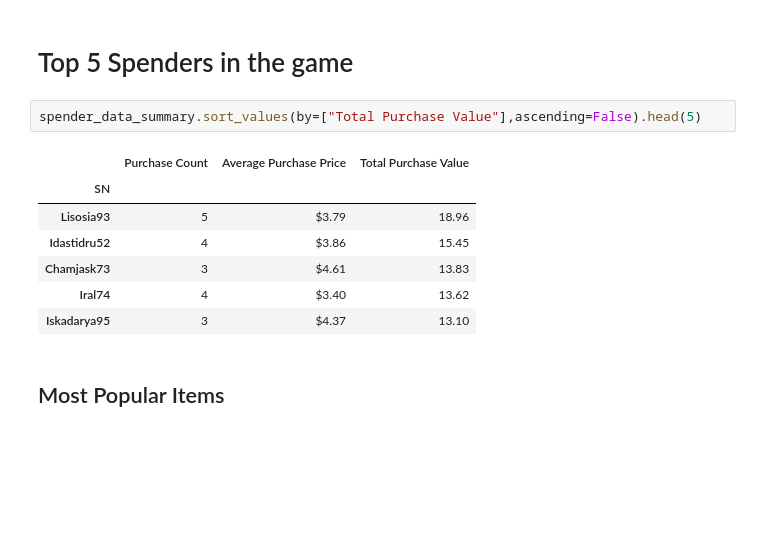
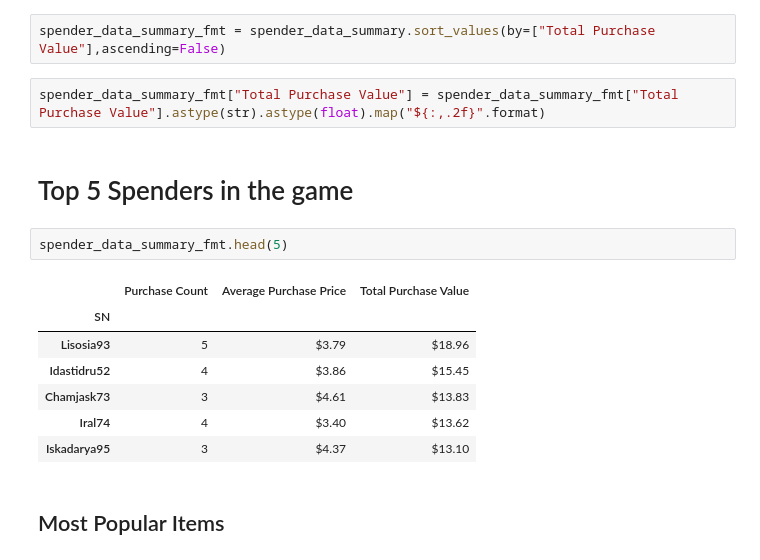
Before and after one commit to prajakta-gaikwad/pandas-juputer-gaming-analysis, a Jupyter notebook: HeroesOfPymoli_starter.ipynb, the cells around one changed output. Saved outputs shown, nothing was run; the diff lists cells and outputs as text; blank space fills up the shorter version.

```diff
--- a/HeroesOfPymoli_starter.ipynb
+++ b/HeroesOfPymoli_starter.ipynb
@@ -297,18 +252,22 @@ spender_data_summary = pd.DataFrame({"Purchase Count":purchase_count_by_spender,
 spender_data_summary["Average Purchase Price"] = spender_data_summary["Average Purchase Price"].map("${:,.2f}".format)
 spender_data_summary["Total Purchase Value"] = spender_data_summary["Total Purchase Value"].map("{:,.2f}".format)
 spender_data_summary["Total Purchase Value"] = spender_data_summary["Total Purchase Value"].astype(str).astype(float)
+# %%
+spender_data_summary_fmt = spender_data_summary.sort_values(by=["Total Purchase Value"],ascending=False)
+# %%
+spender_data_summary_fmt["Total Purchase Value"] = spender_data_summary_fmt["Total Purchase Value"].astype(str).astype(float).map("${:,.2f}".format)
 # %% [markdown]
 # Top 5 Spenders in the game
-# %%
-spender_data_summary.sort_values(by=["Total Purchase Value"],ascending=False).head(5)
-# %% [output]
-|  | Purchase Count | Average Purchase Price | Total Purchase Value |
-| SN |  |  |  |
-| Lisosia93 | 5 | $3.79 | 18.96 |
-| Idastidru52 | 4 | $3.86 | 15.45 |
-| Chamjask73 | 3 | $4.61 | 13.83 |
-| Iral74 | 4 | $3.40 | 13.62 |
-| Iskadarya95 | 3 | $4.37 | 13.10 |
+# %%
+spender_data_summary_fmt.head(5)
+# %% [output]
+|  | Purchase Count | Average Purchase Price | Total Purchase Value |
+| SN |  |  |  |
+| Lisosia93 | 5 | $3.79 | $18.96 |
+| Idastidru52 | 4 | $3.86 | $15.45 |
+| Chamjask73 | 3 | $4.61 | $13.83 |
+| Iral74 | 4 | $3.40 | $13.62 |
+| Iskadarya95 | 3 | $4.37 | $13.10 |
 # %% [markdown]
 ## Most Popular Items
 # %% [markdown]
```
Also changed, not shown: parts of 22 cells of this notebook, 1 other file.
